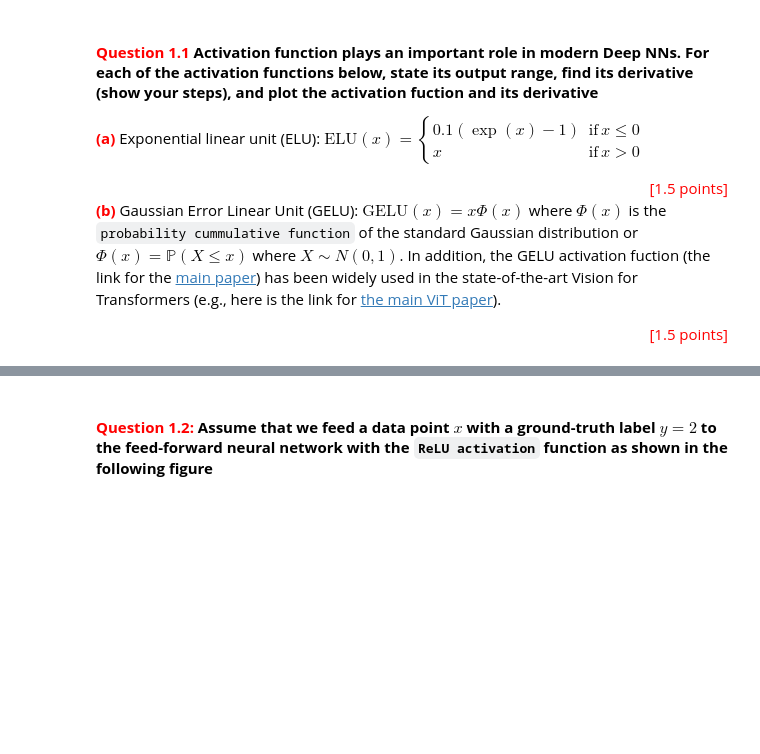
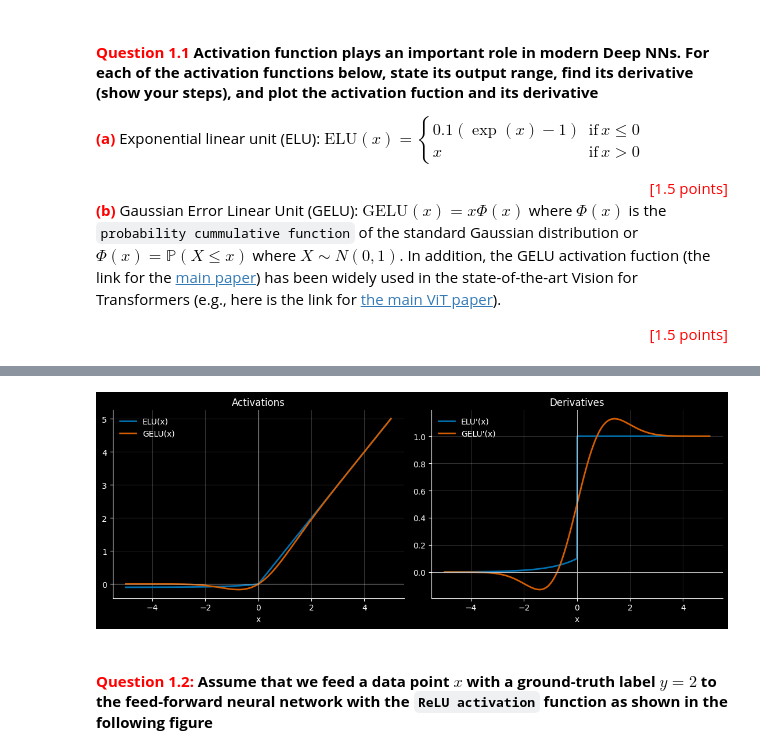
Before and after one commit to nguyenph-git/Deep-Learning, a Jupyter notebook: FIT5215_DeepLearningAssignment1_Official.ipynb, the cells around one changed output, grey strips where cells are left out. Saved outputs shown, nothing was run; the diff lists cells and outputs as text; code cells hidden in the pictures; blank space fills up the shorter version.

```diff
--- a/FIT5215_DeepLearningAssignment1_Official.ipynb
+++ b/FIT5215_DeepLearningAssignment1_Official.ipynb
@@ -65,3 +122,47 @@ x & \text{if}\,x>0
+# %%
+import torch
+import torch.nn as nn
+import matplotlib.pyplot as plt
+import numpy
+from sympy.printing.pytorch import torch
+
+# requires_grad=True so autograd can give us the derivatives
+# code generate via claude code: plot elu gelu, elu' gelu' using pytorch lib
+x = torch.linspace(-5.0, 5.0, 1001, requires_grad=True)
+
+elu  = nn.ELU(alpha=0.1)
+gelu = nn.GELU()          # exact (erf) form; nn.GELU(approximate='tanh') for the tanh version
+
+def value_and_grad(module, x):
+  """f(x) and f'(x) elementwise. Summing is the trick: d(sum y)/dx_i = dy_i/dx_i."""
+  y = module(x)
+  grad, = torch.autograd.grad(y.sum(), x, retain_graph=True)
+  return y.detach(), grad
+
+y_elu,  d_elu  = value_and_grad(elu,  x)
+y_gelu, d_gelu = value_and_grad(gelu, x)
+xs = x.detach()
+
+BLUE, ORANGE = "#0072B2", "#D55E00"   # colourblind-safe pair
+fig, axes = plt.subplots(1, 2, figsize=(11, 4.2), sharex=True)
+
+panels = [(y_elu, y_gelu, "ELU(x)",  "GELU(x)",  "Activations"),
+        (d_elu, d_gelu, "ELU'(x)", "GELU'(x)", "Derivatives")]
+
+for ax, (a, b, la, lb, title) in zip(axes, panels):
+  ax.plot(xs, a, lw=2, color=BLUE,   label=la)
+  ax.plot(xs, b, lw=2, color=ORANGE, label=lb)
+  ax.axhline(0, lw=0.8, color="0.75")
+  ax.axvline(0, lw=0.8, color="0.75")
+  ax.grid(alpha=0.25, lw=0.6); ax.set_axisbelow(True)
+  ax.set_title(title); ax.set_xlabel("x"); ax.legend(frameon=False)
+  for s in ("top", "right"):
+      ax.spines[s].set_visible(False)
+
+fig.tight_layout()
+plt.show()
+# %% [output]
+[figure, added]
 # %% [markdown]
 ####  <font color="red">**Question 1.2:**</font> **Assume that we feed a data point $x$ with a ground-truth label $y=2$ to the feed-forward neural network with the `ReLU activation` function as shown in the following figure**
 # %% [markdown]
```
Also changed, not shown: parts of 8 cells of this notebook, 9 other files.
